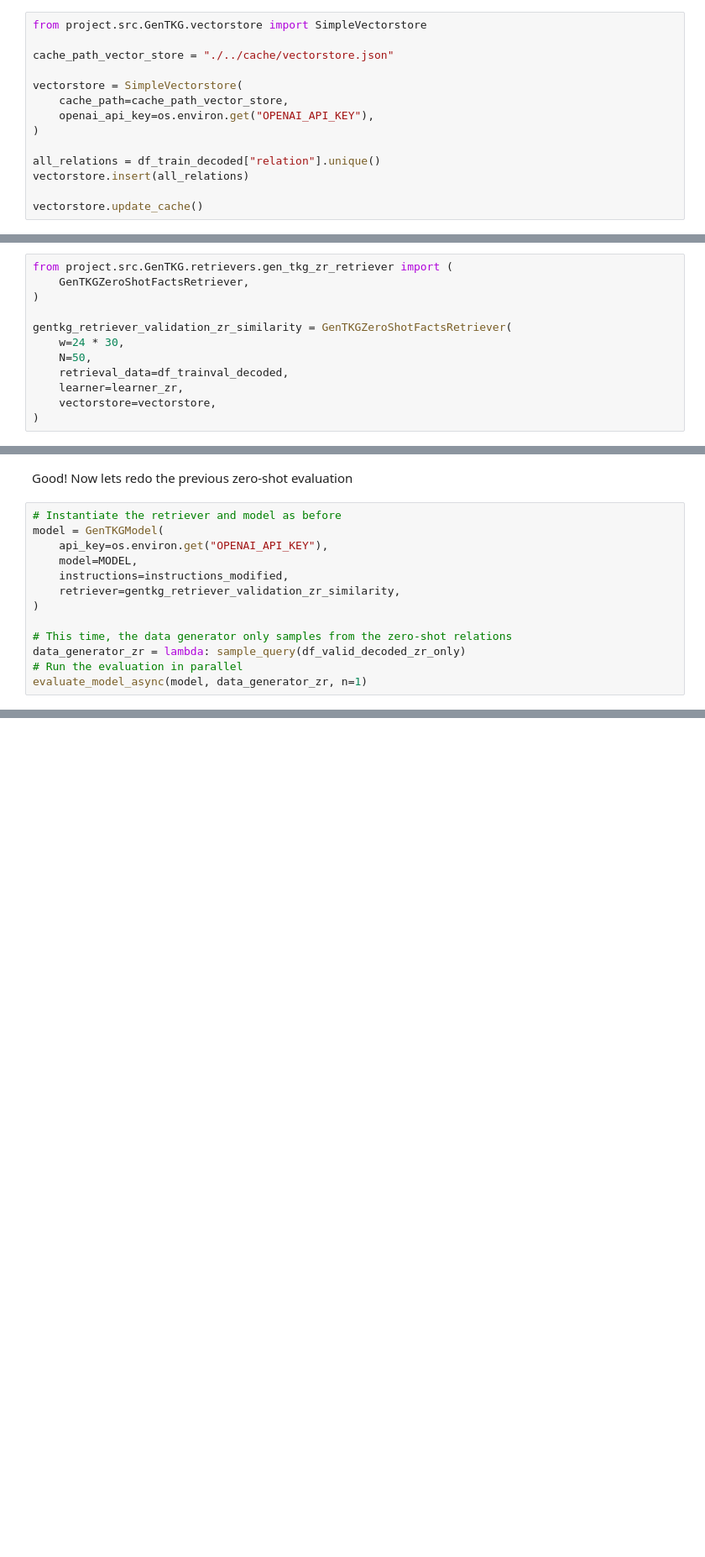
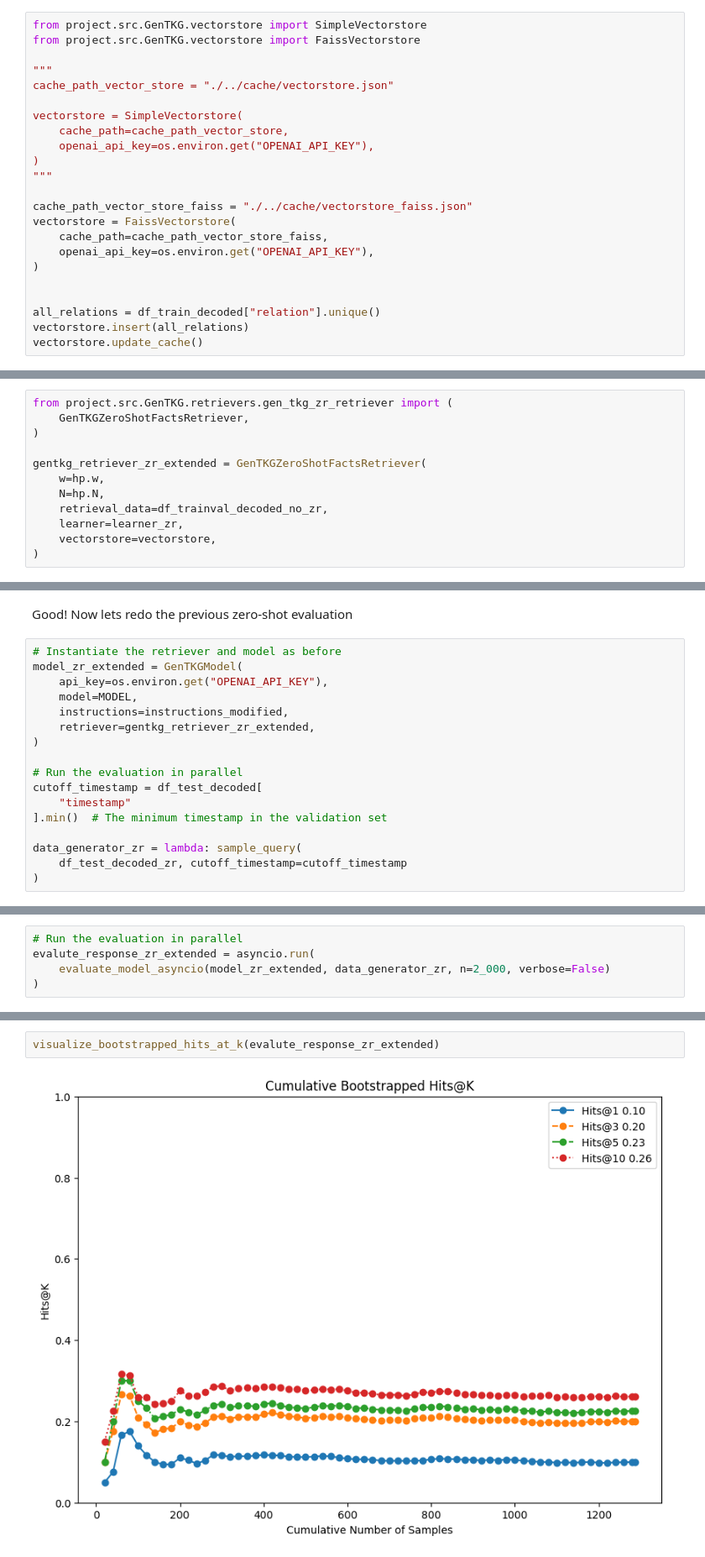
Before and after one commit to hanng00/DD2430-project, a Jupyter notebook: project/notebooks/0.3-gen-tkg-original-rules.ipynb, the cells around one changed output, grey strips where cells are left out. Shown: that part at 84% size. Drawn from its saved outputs; the diff is of its cells as text; blank space fills up the shorter version.

Commit message:
feat: Finalize Project

```diff
--- a/project/notebooks/0.3-gen-tkg-original-rules.ipynb
+++ b/project/notebooks/0.3-gen-tkg-original-rules.ipynb
@@ -794,17 +979,26 @@ As can be seen, the model is only able to fetch facts which has the zero-shot re
 Now, it's time to actually extend our model to handle zero-shot relations. To do that we need to fill our vector store.
 # %%
 from project.src.GenTKG.vectorstore import SimpleVectorstore
+from project.src.GenTKG.vectorstore import FaissVectorstore
 
+"""
 cache_path_vector_store = "./../cache/vectorstore.json"
 
 vectorstore = SimpleVectorstore(
     cache_path=cache_path_vector_store,
     openai_api_key=os.environ.get("OPENAI_API_KEY"),
 )
+"""
+
+cache_path_vector_store_faiss = "./../cache/vectorstore_faiss.json"
+vectorstore = FaissVectorstore(
+    cache_path=cache_path_vector_store_faiss,
+    openai_api_key=os.environ.get("OPENAI_API_KEY"),
+)
+
 
 all_relations = df_train_decoded["relation"].unique()
 vectorstore.insert(all_relations)
-
 vectorstore.update_cache()
 # %% [output]
 No new relations to insert
@@ -821,10 +1015,10 @@ from project.src.GenTKG.retrievers.gen_tkg_zr_retriever import (
     GenTKGZeroShotFactsRetriever,
 )
 
-gentkg_retriever_validation_zr_similarity = GenTKGZeroShotFactsRetriever(
-    w=24 * 30,
-    N=50,
-    retrieval_data=df_trainval_decoded,
+gentkg_retriever_zr_extended = GenTKGZeroShotFactsRetriever(
+    w=hp.w,
+    N=hp.N,
+    retrieval_data=df_trainval_decoded_no_zr,
     learner=learner_zr,
     vectorstore=vectorstore,
 )
@@ -851,14 +1047,18 @@ Retrieved 50 facts based on the rule body.
 Good! Now lets redo the previous zero-shot evaluation
 # %%
 # Instantiate the retriever and model as before
-model = GenTKGModel(
+model_zr_extended = GenTKGModel(
     api_key=os.environ.get("OPENAI_API_KEY"),
     model=MODEL,
     instructions=instructions_modified,
-    retriever=gentkg_retriever_validation_zr_similarity,
+    retriever=gentkg_retriever_zr_extended,
 )
 
-# This time, the data generator only samples from the zero-shot relations
-data_generator_zr = lambda: sample_query(df_valid_decoded_zr_only)
 # Run the evaluation in parallel
-evaluate_model_async(model, data_generator_zr, n=1)
+cutoff_timestamp = df_test_decoded[
+    "timestamp"
+].min()  # The minimum timestamp in the validation set
+
+data_generator_zr = lambda: sample_query(
+    df_test_decoded_zr, cutoff_timestamp=cutoff_timestamp
+)
@@ -882,0 +1065,5 @@ Accuracy: 1/1
+# %%
+# Run the evaluation in parallel
+evalute_response_zr_extended = asyncio.run(
+    evaluate_model_asyncio(model_zr_extended, data_generator_zr, n=2_000, verbose=False)
+)
@@ -882,0 +1088,4 @@ Accuracy: 1/1
+# %%
+visualize_bootstrapped_hits_at_k(evalute_response_zr_extended)
+# %% [output]
+[figure, added]
```
Also changed, not shown: parts of 38 cells of this notebook, 22 other files.
